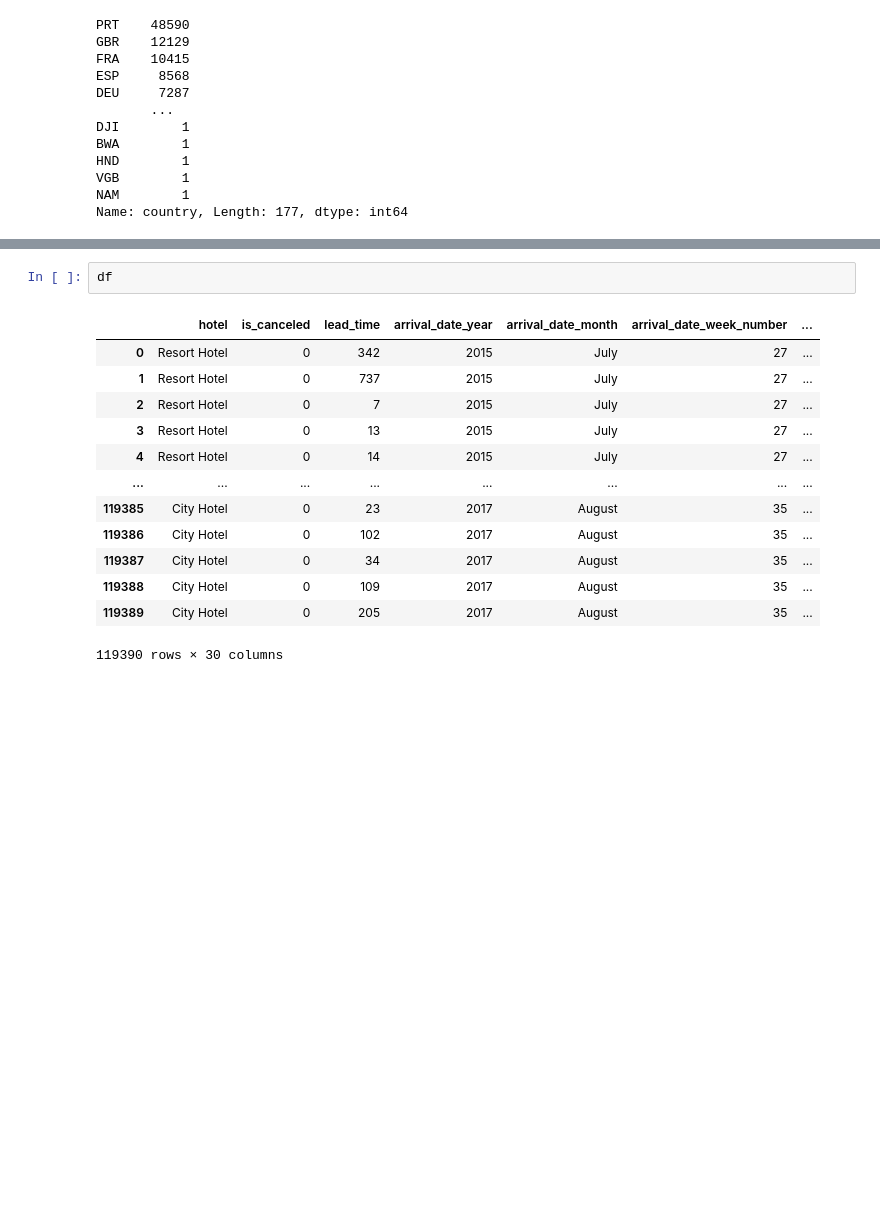
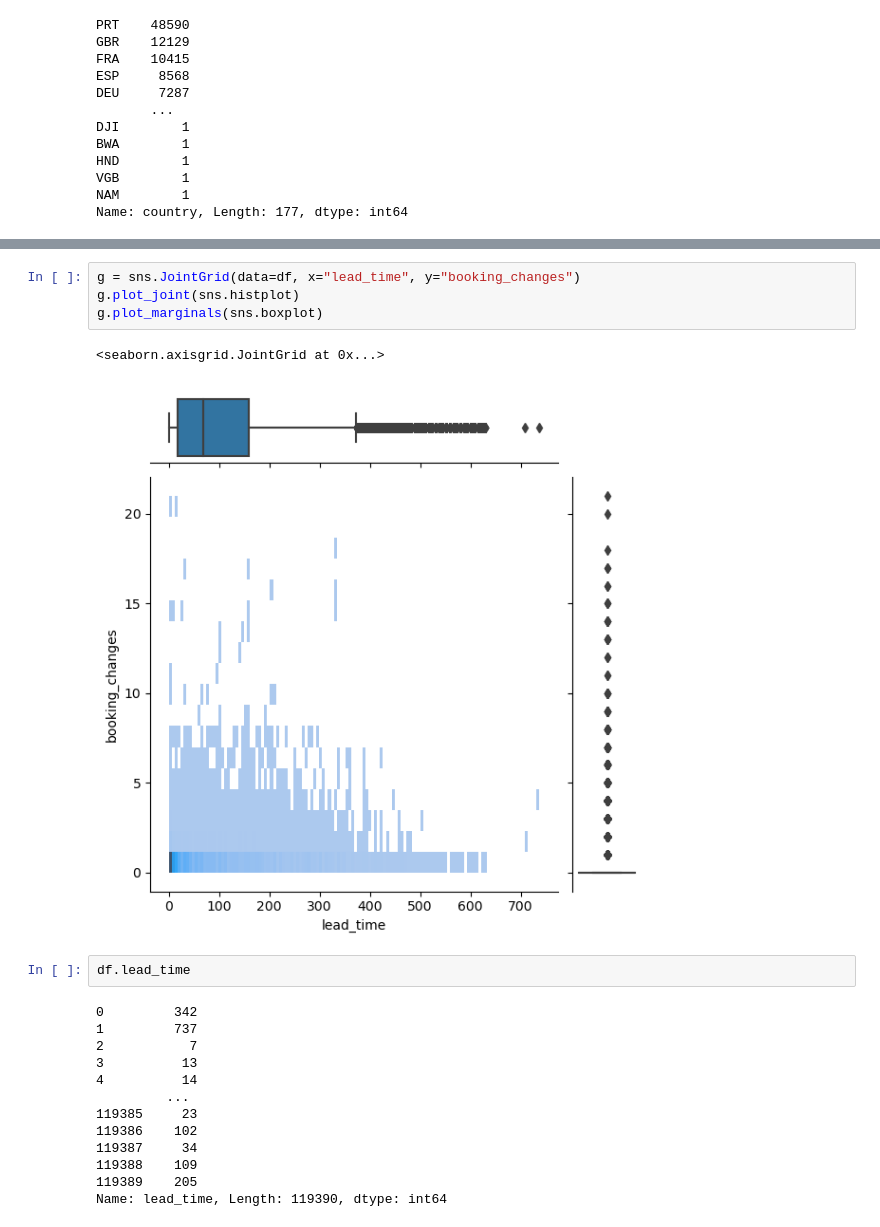
Before and after one commit to BrinaRochelKaplan/Mid-Year-Cumulative-Project, a Jupyter notebook: mid_year_cumulative_project/hotel_bookings.ipynb, the cells around one changed output, grey strips where cells are left out. Saved outputs shown, nothing was run; the diff lists cells and outputs as text; blank space fills up the shorter version.

```diff
--- a/mid_year_cumulative_project/hotel_bookings.ipynb
+++ b/mid_year_cumulative_project/hotel_bookings.ipynb
@@ -130,16 +299,22 @@ df = df.drop(columns=['agent','company'])
+# %%
+g = sns.JointGrid(data=df, x="lead_time", y="booking_changes")
+g.plot_joint(sns.histplot)
+g.plot_marginals(sns.boxplot)
+# %% [output]
+<seaborn.axisgrid.JointGrid at 0x...>
+[figure, added]
 # %%
-df
+df.lead_time
 # %% [output]
-|  | hotel | is_canceled | lead_time | arrival_date_year | arrival_date_month | arrival_date_week_number | ... |
-| 0 | Resort Hotel | 0 | 342 | 2015 | July | 27 | ... |
-| 1 | Resort Hotel | 0 | 737 | 2015 | July | 27 | ... |
-| 2 | Resort Hotel | 0 | 7 | 2015 | July | 27 | ... |
-| 3 | Resort Hotel | 0 | 13 | 2015 | July | 27 | ... |
-| 4 | Resort Hotel | 0 | 14 | 2015 | July | 27 | ... |
-| ... | ... | ... | ... | ... | ... | ... | ... |
-| 119385 | City Hotel | 0 | 23 | 2017 | August | 35 | ... |
-| 119386 | City Hotel | 0 | 102 | 2017 | August | 35 | ... |
-| 119387 | City Hotel | 0 | 34 | 2017 | August | 35 | ... |
-| 119388 | City Hotel | 0 | 109 | 2017 | August | 35 | ... |
-| 119389 | City Hotel | 0 | 205 | 2017 | August | 35 | ... |
-119390 rows × 30 columns
+0         342
+1         737
+2           7
+3          13
+4          14
+         ...
+119385     23
+119386    102
+119387     34
+119388    109
+119389    205
+Name: lead_time, Length: 119390, dtype: int64
```
Also changed, not shown: parts of 31 cells of this notebook, 15 other files.
